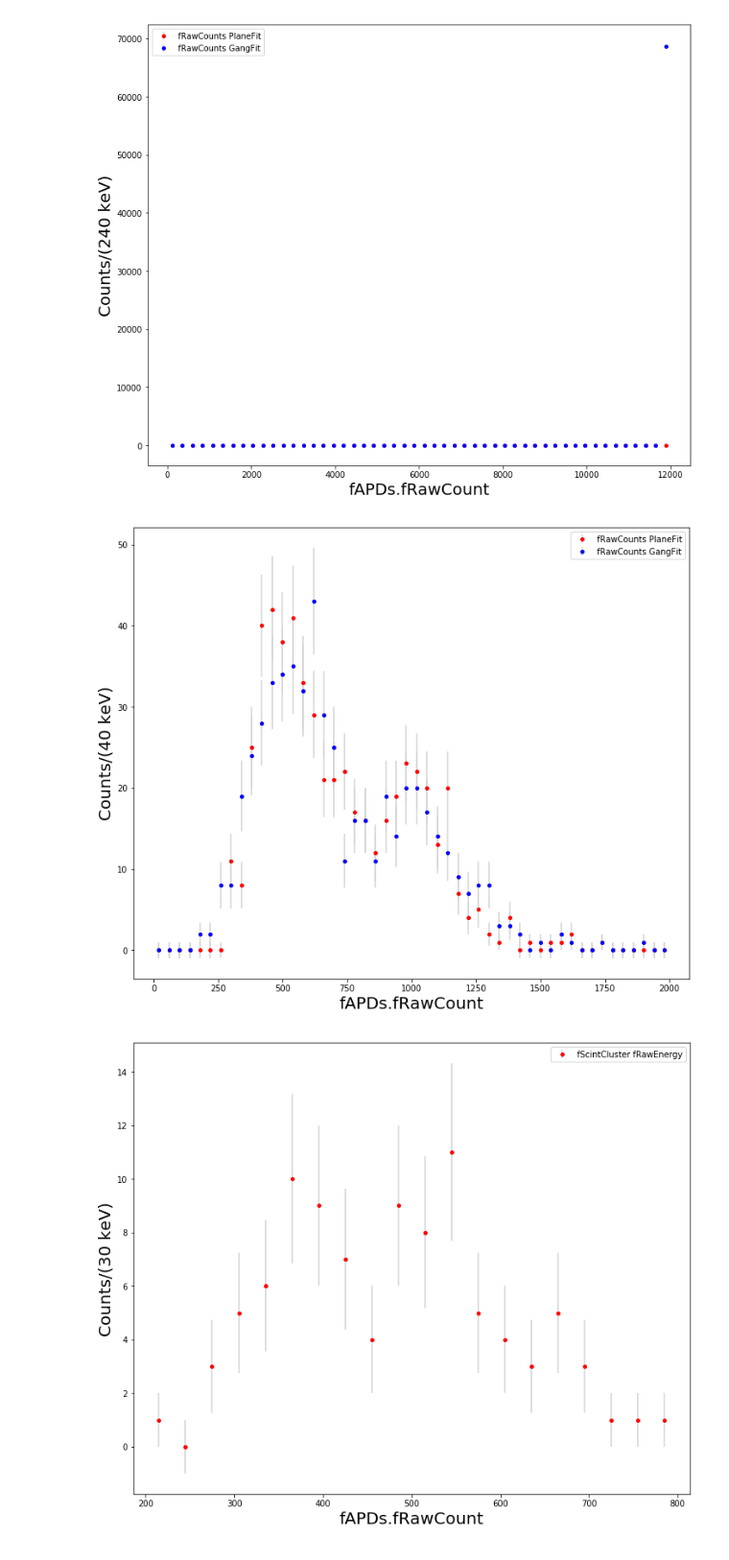
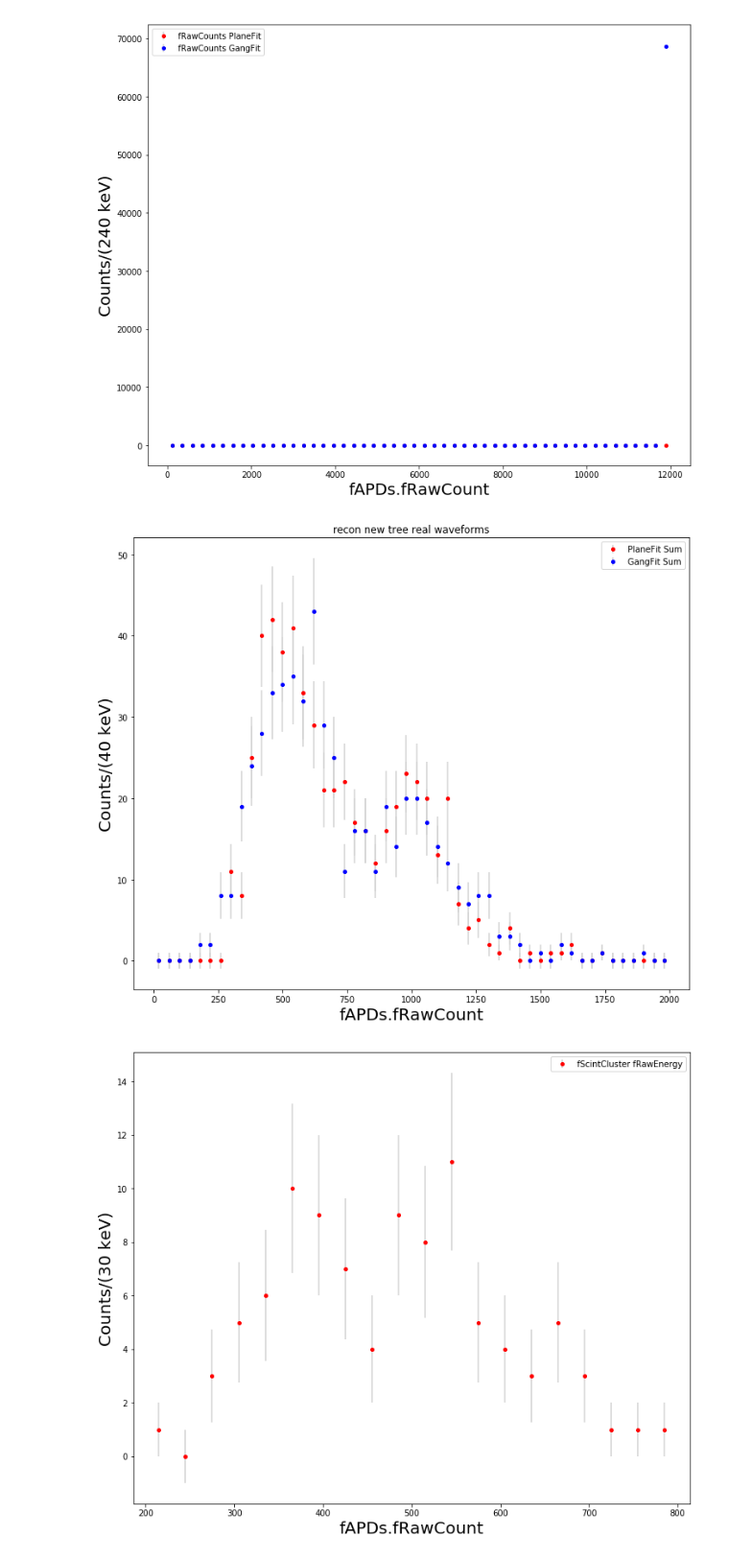
Before and after one commit to sli135/APD-GAN-Simulation, a Jupyter notebook: APDRawCount.ipynb, the cells around one changed output. Shown: that part at 96% size. Drawn from its saved outputs; the diff is of its cells as text; code cells hidden in the pictures.

```diff
--- a/APDRawCount.ipynb
+++ b/APDRawCount.ipynb
@@ -116,26 +116,27 @@ plt.show()
 # %%
 left = 0
 right = 2000
 nbins = 50
 mybins = np.linspace(left,right,nbins+1)
 e_step = (right-left)/nbins
 ncharge, binscharge = np.histogram(real_raw_plane,bins=mybins)
 nlight, binslight = np.histogram(real_raw_chn,bins=mybins)
 
 err_c = get_errs(ncharge)
 err_s = get_errs(nlight)
 cent  = get_centers(mybins,e_step)
 
 plt.rcParams['figure.figsize'] = [12, 10]
-plt.errorbar(cent,ncharge,yerr=err_c,ecolor='lightgrey',fmt='o',color='r',markersize=4.,label='fRawCounts PlaneFit')
-plt.errorbar(cent,nlight,yerr=err_s,ecolor='lightgrey',fmt='o',color='b',markersize=4.,label='fRawCounts GangFit')
+plt.errorbar(cent,ncharge,yerr=err_c,ecolor='lightgrey',fmt='o',color='r',markersize=4.,label='PlaneFit Sum')
+plt.errorbar(cent,nlight,yerr=err_s,ecolor='lightgrey',fmt='o',color='b',markersize=4.,label='GangFit Sum')
 plt.legend()
+plt.title('recon new tree real waveforms')
 plt.xlabel(r'fAPDs.fRawCount',fontsize=20)
 plt.ylabel(r'Counts/(%.0f keV)'%(e_step),fontsize=20)
 plt.savefig(mygraphpath+'/test_real_rawcounts_5851_full_length.png',bbox_inches = 'tight')
 plt.show()
 # %% [output]
-[figure, old version]
+[figure, new version]
 # %%
 left = 200
 right = 800
```
